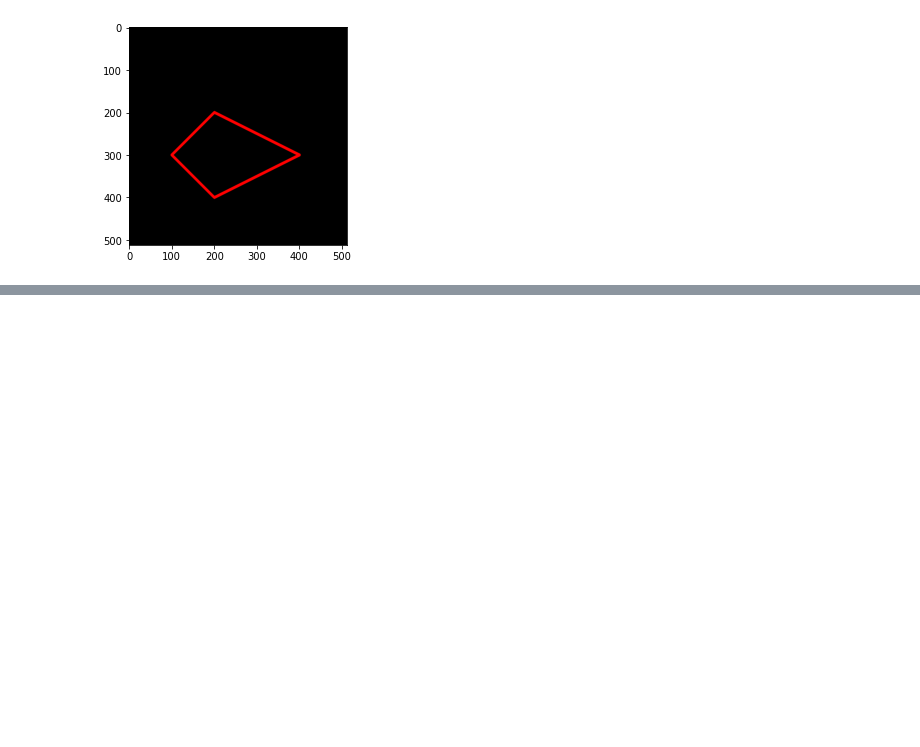
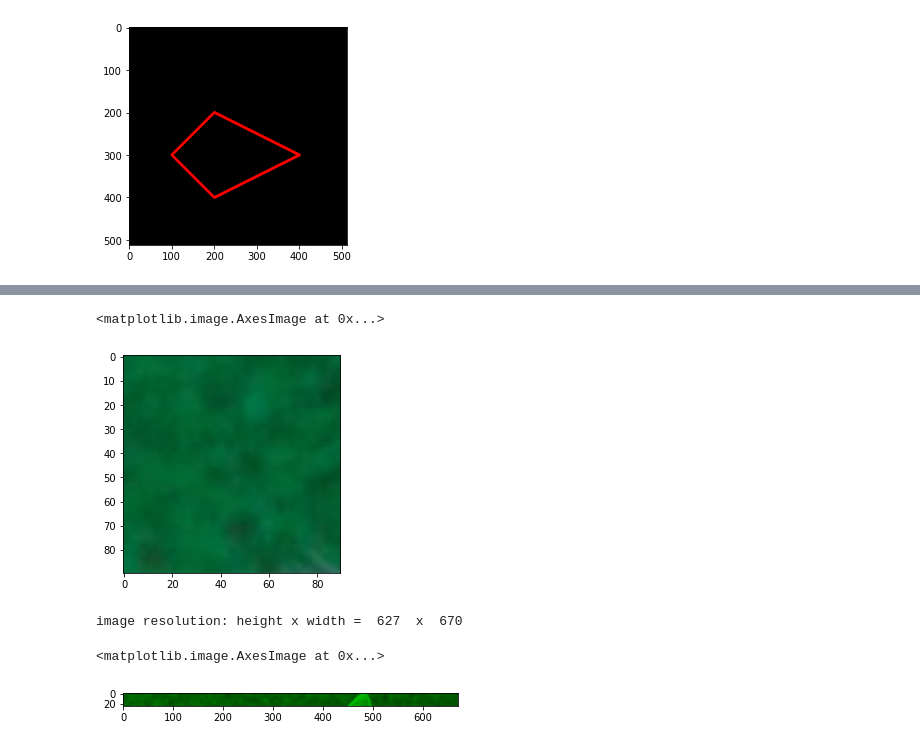
Before and after one commit to nargyanti/IPCV_Genap_2022, a Jupyter notebook: Week2.ipynb, the cells around one changed output, grey strips where cells are left out. Drawn from its saved outputs; the diff is of its cells as text; code cells hidden in the pictures; blank space fills up the shorter version.

```diff
--- a/Week2.ipynb
+++ b/Week2.ipynb
@@ -136,0 +172,22 @@ plt.imshow(black_img2)
+# %%
+kitten = cv.imread('/content/drive/MyDrive/PCVK/kitten01.jpg')
+crop_img = kitten[10:100, 10:100]
+plt.imshow(crop_img)
+# %% [output]
+<matplotlib.image.AxesImage at 0x...>
+[figure, added]
+# %%
+kitten = cv.imread('/content/drive/MyDrive/PCVK/kitten01.jpg')
+kitten_height = kitten.shape[0]
+kitten_width = kitten.shape[1]
+print("image resolution: height x width = ", kitten_height, " x ", kitten_width)
+# %% [output]
+image resolution: height x width =  627  x  670
+# %%
+crop_img_green = kitten[5:30, 0:670]
+crop_img_green[:, :, 0] = 0
+crop_img_green[:, :, 2] = 0
+plt.imshow(crop_img_green)
+# %% [output]
+<matplotlib.image.AxesImage at 0x...>
+[figure, added]
```
Also changed, not shown: parts of 14 cells of this notebook.
